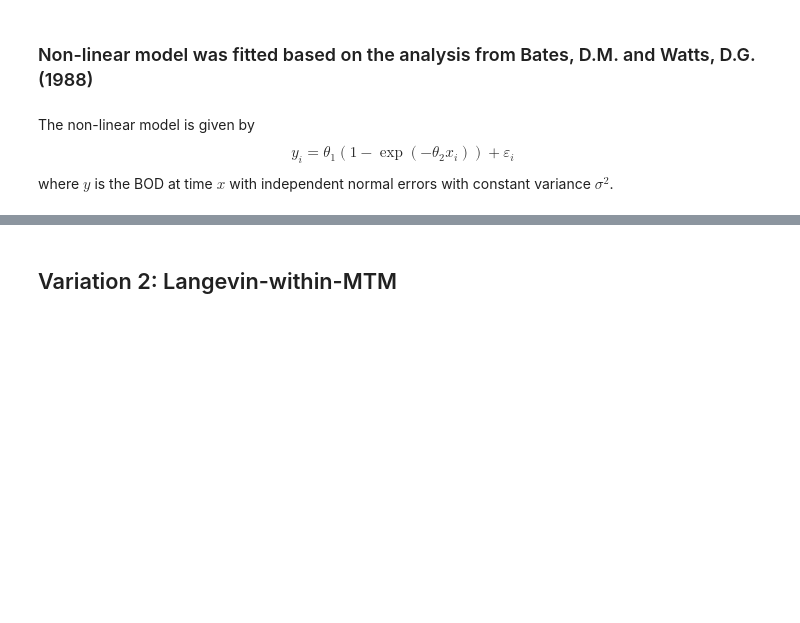
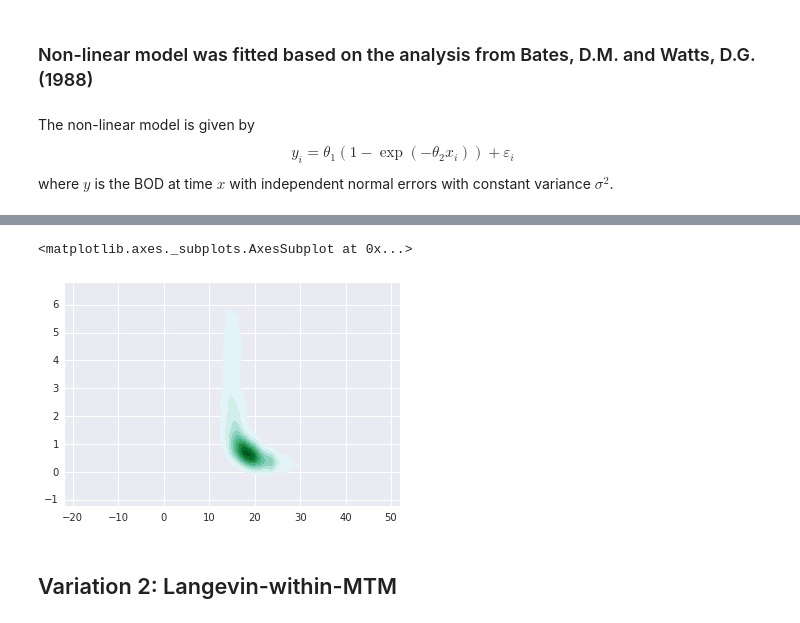
Before and after one commit to rache011857/663_project, a Jupyter notebook: finalproject.ipynb, the cells around one changed output, grey strips where cells are left out. Drawn from its saved outputs; the diff is of its cells as text; code cells hidden in the pictures; blank space fills up the shorter version.

```diff
--- a/finalproject.ipynb
+++ b/finalproject.ipynb
@@ -152,0 +169,7 @@ def post(theta1, theta2):
+# %%
+n_iter = 10000
+M = 10
+# tuning parameter:
+# sigma1, sigma2: variance of the proposal
+sigma1 = 30
+sigma2 = 3
@@ -153,2 +258,9 @@ def post(theta1, theta2):
+# %%
+MTMGsamples, count1, count2, accept1, accept2 = MTMG(n_iter=n_iter, M=M, sigma1=sigma1, sigma2=sigma2, post=post)
+# %%
+sns.kdeplot(MTMGsamples[:,0], MTMGsamples[:,1], camps='Reds', kind="kde",shade=True,shade_lowest=False)
+# %% [output]
+<matplotlib.axes._subplots.AxesSubplot at 0x...>
+[figure, added]
 # %% [markdown]
 ## Variation 2: Langevin-within-MTM
```
Also changed, not shown: parts of 6 cells of this notebook, 4 other files.
